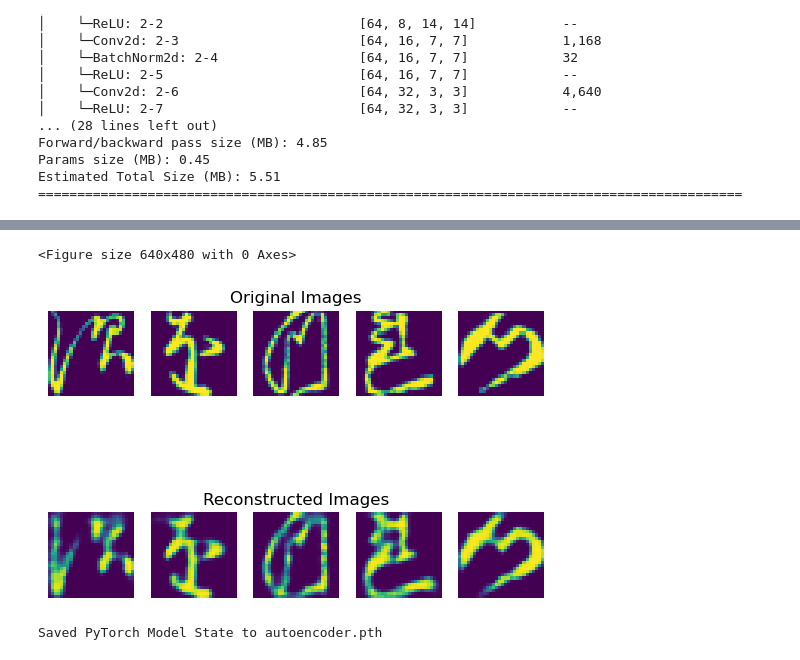
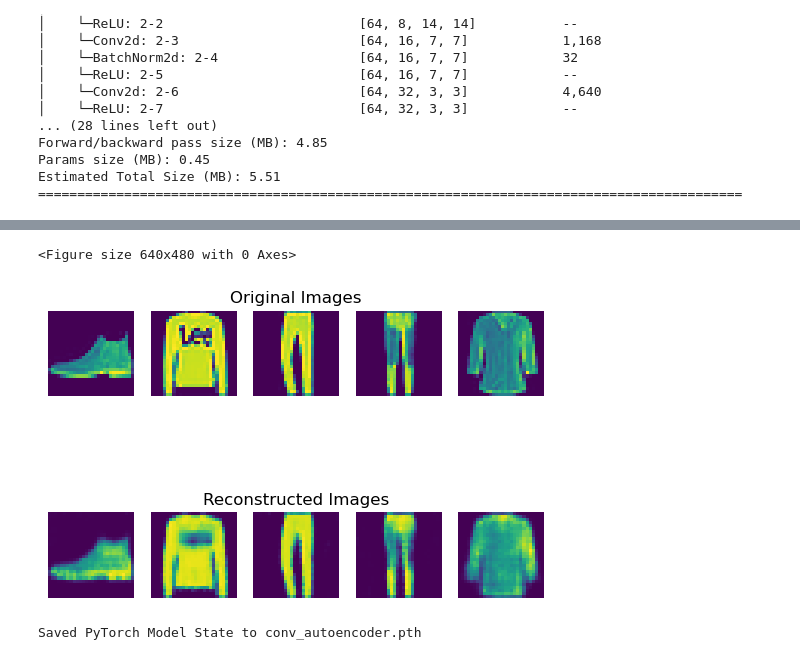
Before and after one commit to rein5/ml, a Jupyter notebook: convolutional_autoencoder.ipynb, the cells around one changed output, grey strips where cells are left out. Cells and saved outputs as stored; diff of their text form; code cells hidden in the pictures.

```diff
--- a/convolutional_autoencoder.ipynb
+++ b/convolutional_autoencoder.ipynb
@@ -9,12 +11,12 @@ import matplotlib.pyplot as plt
 # %%
 # download training and test data from open datasets
-training_data = datasets.KMNIST(
+training_data = datasets.FashionMNIST(
     root="data",
     train=True,
     download=True,
     transform=ToTensor())
 
-test_data = datasets.KMNIST(
+test_data = datasets.FashionMNIST(
     root="data",
     train=False,
     download=True,
@@ -122,11 +104,14 @@ Estimated Total Size (MB): 5.51
 ==========================================================================================
 # %%
 ### TRAINING
+
+# tensorboard writer
+writer = SummaryWriter()
 
 loss_fn = nn.MSELoss()
 optimizer = optim.Adam(model.parameters(), lr=1e-3)
 
-def train(dataloader, model, loss_fn, optimizer, verbose=False):
+def train(dataloader, model, loss_fn, optimizer, verbose=False, epoch=0):
     size = len(dataloader.dataset)
     model.train()
     for batch, (X, _) in enumerate(dataloader):
@@ -141,11 +126,14 @@ def train(dataloader, model, loss_fn, optimizer, verbose=False):
         loss.backward()
         optimizer.step()
 
+        # write to tensorboard
+        writer.add_scalar("Train Loss", loss.item(), batch + epoch*len(dataloader))
+
         if verbose and batch % 100 == 0:
             loss, current = loss.item(), batch*len(X)
             print(f"mean loss: {loss:>7f} [{current:>5d}/{size:>5d}]")
 # %%
-def test(dataloader, model, loss_fn):
+def test(dataloader, model, loss_fn, epoch=0):
     size = len(dataloader.dataset)
     num_batches = len(dataloader)
     model.eval()
@@ -156,13 +144,15 @@ def test(dataloader, model, loss_fn):
             reconstructed = model(X)
             test_loss += loss_fn(reconstructed, X).item()
     test_loss /= num_batches
+    # write to tensorboard
+    writer.add_scalar("Test Loss", test_loss, epoch)
     print(f"Test Error: \n Avg loss: {test_loss:>8f} \n")
 # %%
 epochs = 20
-for t in range(epochs):
-    print(f"Epoch {t+1}\n----------------------------")
-    train(train_dataloader, model, loss_fn, optimizer, verbose=True)
-    test(test_dataloader, model, loss_fn)
+for epoch in range(epochs):
+    print(f"Epoch {epoch+1}\n----------------------------")
+    train(train_dataloader, model, loss_fn, optimizer, epoch=epoch)
+    test(test_dataloader, model, loss_fn, epoch=epoch)
 print("Done!")
 # %% [output]
 Epoch 1
@@ -183,47 +173,33 @@ Test Error:
 
 Done!
 # %%
-classes = [
-    "T-shirt/top",
-    "Trouser",
-    "Pullover",
-    "Dress",
-    "Coat",
-    "Sandal",
-    "Shirt",
-    "Sneaker",
-    "Bag",
-    "Ankle boot",
-]
-
-
 test_images = 5
 plt.figure()
 f, axarr = plt.subplots(2, test_images)
 axarr[0, 2].set_title("Original Images")
 axarr[1, 2].set_title("Reconstructed Images")
 
 model.eval()
 with torch.no_grad():
     for i in range(test_images):
         axarr[0][i].axis("off")
         axarr[1][i].axis("off")
 
         # original images
         x, y = test_data[i][0], test_data[i][1]
         axarr[0, i].imshow(x.permute(1, 2, 0)) # permute tensor to be channels last
         # reconstructed images
         x = x.unsqueeze(0).to(device)
         reconstructed = model(x)
         axarr[1, i].imshow(reconstructed[0].cpu().permute(1, 2, 0))
 # %% [output]
 <Figure size 640x480 with 0 Axes>
-[figure, old version]
+[figure, new version]
 # %%
 torch.save(model.state_dict(), "conv_autoencoder.pth")
 print("Saved PyTorch Model State to conv_autoencoder.pth")
 # %% [output]
-Saved PyTorch Model State to autoencoder.pth
+Saved PyTorch Model State to conv_autoencoder.pth
 # %%
 # we need to recreate the model structure and then load the state dictionary into it
 model = ConvAutoencoder().to(device)
```
Also changed, not shown: parts of 4 cells of this notebook, 1 other file.
